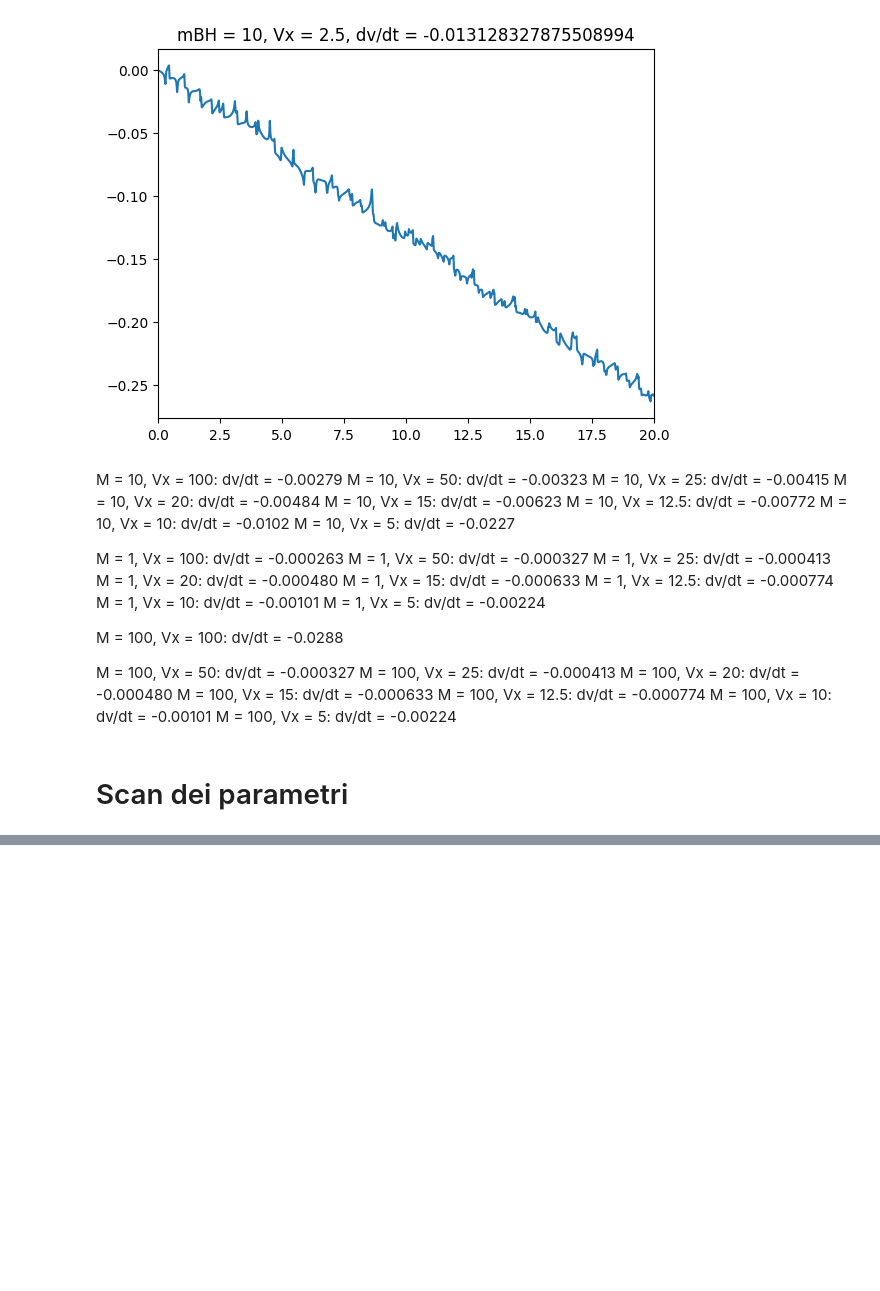
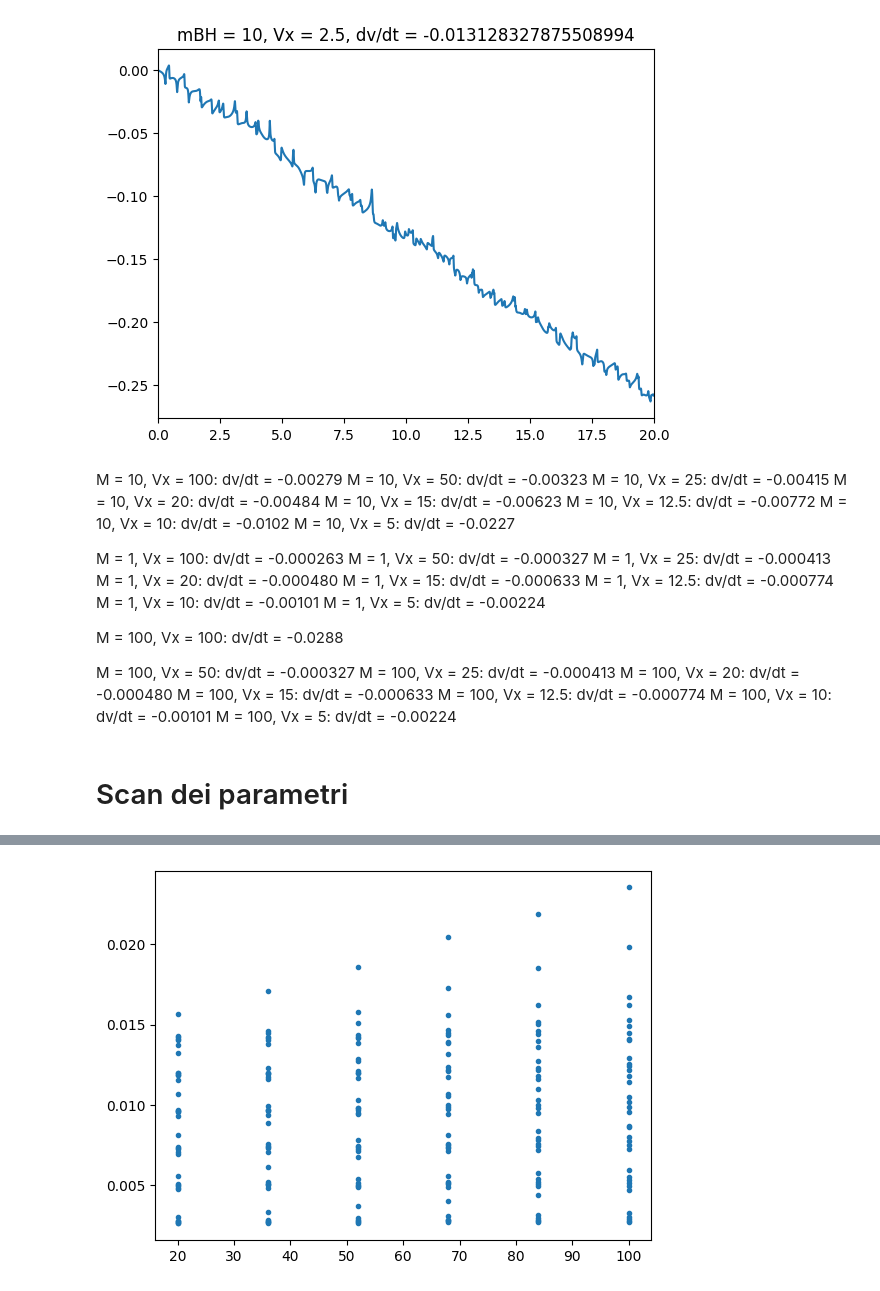
Before and after one commit to danivolo/rebbound, a Jupyter notebook: test-daniele.ipynb, the cells around one changed output, grey strips where cells are left out. Cells and saved outputs as stored; diff of their text form; code cells hidden in the pictures; blank space fills up the shorter version.

Commit message:
Fit su scan10000

```diff
--- a/test-daniele.ipynb
+++ b/test-daniele.ipynb
@@ -211,12 +232,16 @@ cycle = 0
 particle_hash = 0
 bs = []
 
+alpha = np.floor(t/tau)
+
 # dt = sim.dt
 def heartbeat(sim_pointer):
     global v, theta, i, Nparticles, k, cycle, defs, particle_hash,bs
     sim = sim_pointer.contents
     t = sim.t
     # dt = boxL**3/(N-1)/(2*Vx)
+    tau = 0.1
+
     dt = boxL*nx/ncols/(2*Vx)
     if np.floor(t/dt)>cycle:
         cycle += 1
@@ -233,6 +258,7 @@ def heartbeat(sim_pointer):
 
     v = np.append(v,sim.particles["BH"].vx)
     i+=1
+    print(sim.dt)
 
 sim.heartbeat = heartbeat
 
@@ -384,0 +427,7 @@ KeyboardInterrupt:
+# %%
+save = True
+import pickle
+picklefile = f'{scanfolder}.pickle'
+if save:
+    with open(picklefile, 'wb') as handle:
+        pickle.dump(out, handle, protocol=pickle.HIGHEST_PROTOCOL)
@@ -384,0 +540,23 @@ KeyboardInterrupt:
+# %%
+# scanfolder = "good_scan"
+scanfolder = "scan20_100_6"
+# scanfolder = "scanv"
+picklefile = f'{scanfolder}.pickle'
+with open(picklefile, 'rb') as handle:
+    out=pickle.load(handle)
+
+xs = []
+Cs = []
+for res in out:
+    x = res["m"]
+    C = -res["a"]
+    # C = -res["a"]*res["Vx"]**2/(res["M"]*res["m"])
+    xs.append(x)
+    Cs.append(C)
+xs = np.array(xs)
+Cs = np.array(Cs)
+fig, ax = plt.subplots()
+ax.plot(xs,Cs,'.')
+plt.show()
+# %% [output]
+[figure, added]
```
Also changed, not shown: parts of 10 cells of this notebook.
